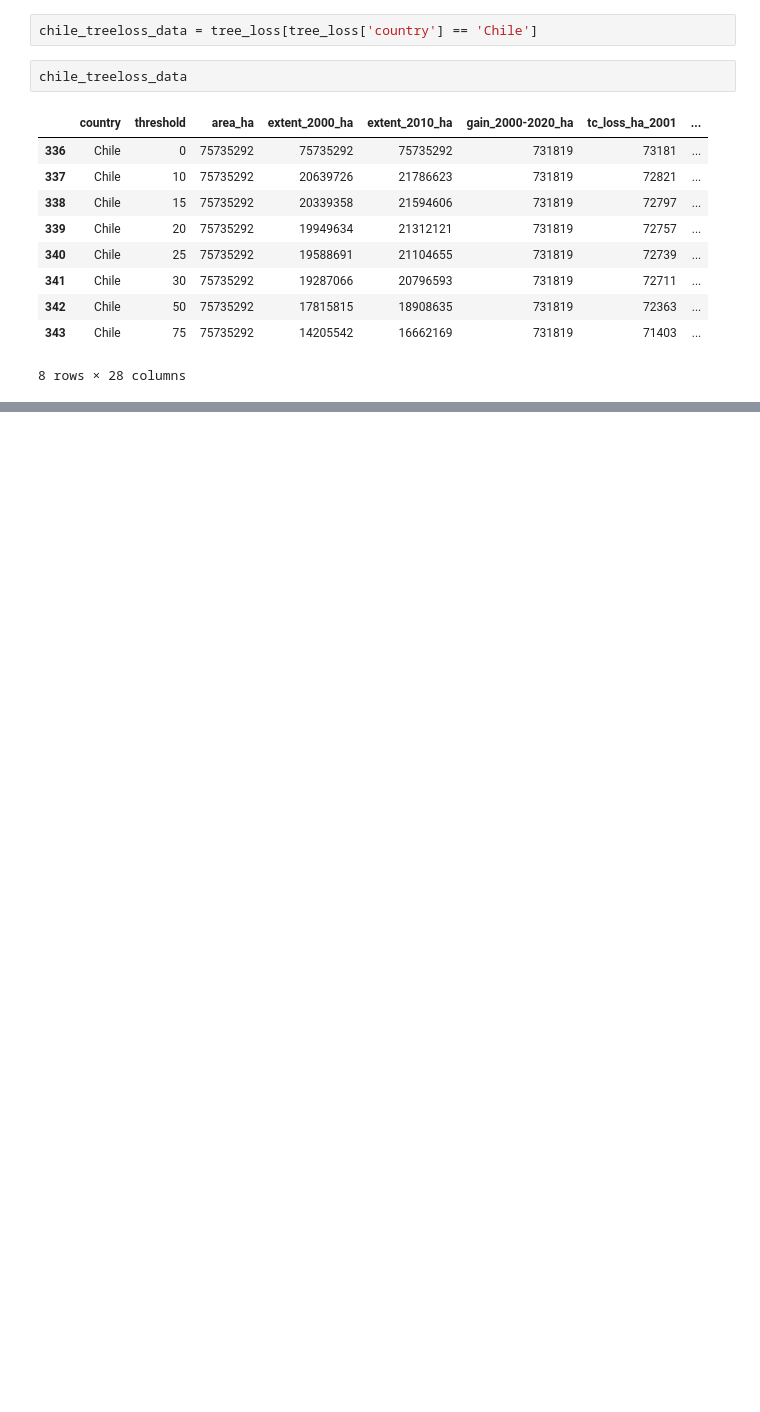
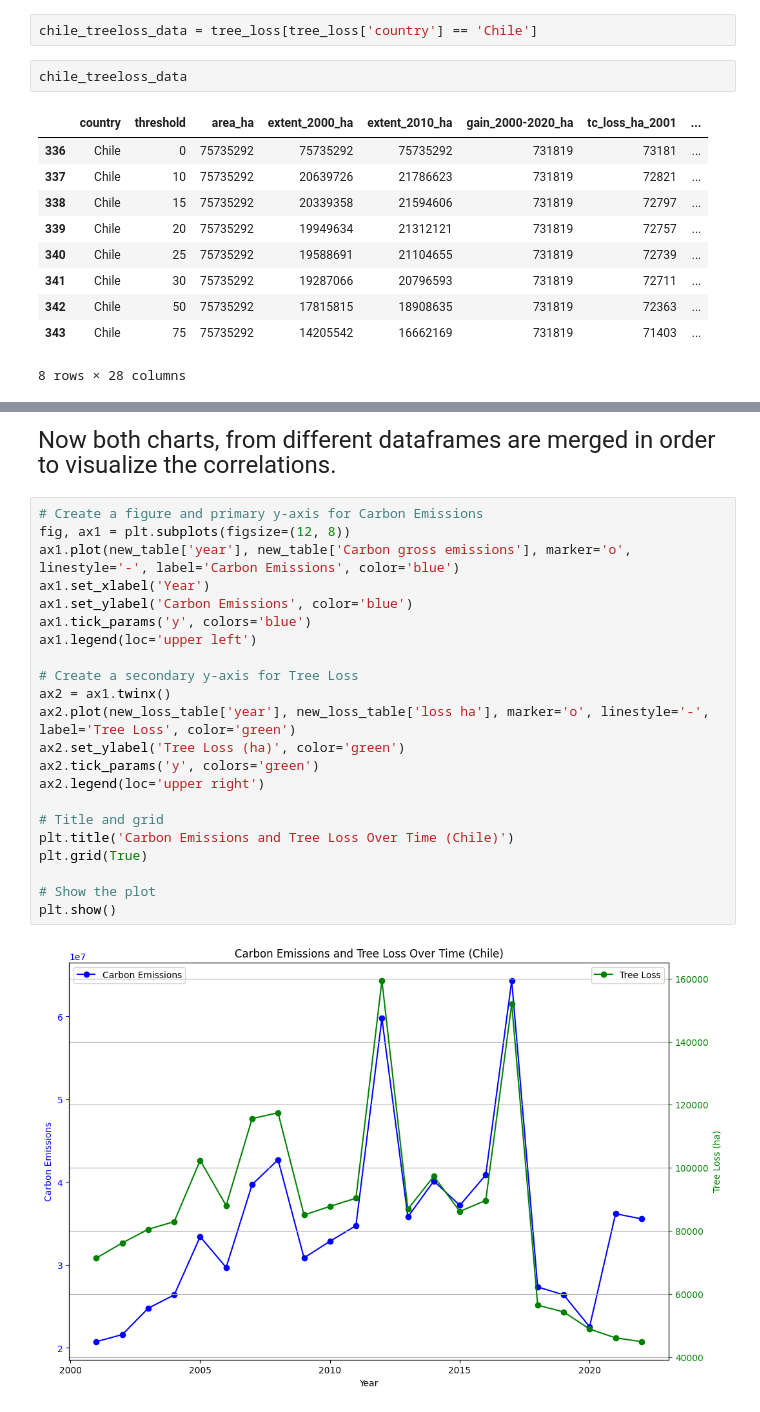
Before and after one commit to LFMoya01/Luis-s_portfolio, a Jupyter notebook: Deforestation.ipynb, the cells around one changed output, grey strips where cells are left out. Saved outputs shown, nothing was run; the diff lists cells and outputs as text; blank space fills up the shorter version.

```diff
--- a/Deforestation.ipynb
+++ b/Deforestation.ipynb
@@ -181,0 +243,26 @@ chile_treeloss_data
+# %% [markdown]
+<font size="5"> Now both charts, from different dataframes are merged in order to visualize the correlations.
+# %%
+# Create a figure and primary y-axis for Carbon Emissions
+fig, ax1 = plt.subplots(figsize=(12, 8))
+ax1.plot(new_table['year'], new_table['Carbon gross emissions'], marker='o', linestyle='-', label='Carbon Emissions', color='blue')
+ax1.set_xlabel('Year')
+ax1.set_ylabel('Carbon Emissions', color='blue')
+ax1.tick_params('y', colors='blue')
+ax1.legend(loc='upper left')
+
+# Create a secondary y-axis for Tree Loss
+ax2 = ax1.twinx()
+ax2.plot(new_loss_table['year'], new_loss_table['loss ha'], marker='o', linestyle='-', label='Tree Loss', color='green')
+ax2.set_ylabel('Tree Loss (ha)', color='green')
+ax2.tick_params('y', colors='green')
+ax2.legend(loc='upper right')
+
+# Title and grid
+plt.title('Carbon Emissions and Tree Loss Over Time (Chile)')
+plt.grid(True)
+
+# Show the plot
+plt.show()
+# %% [output]
+[figure, added]
```
Also changed, not shown: parts of 10 cells of this notebook.
